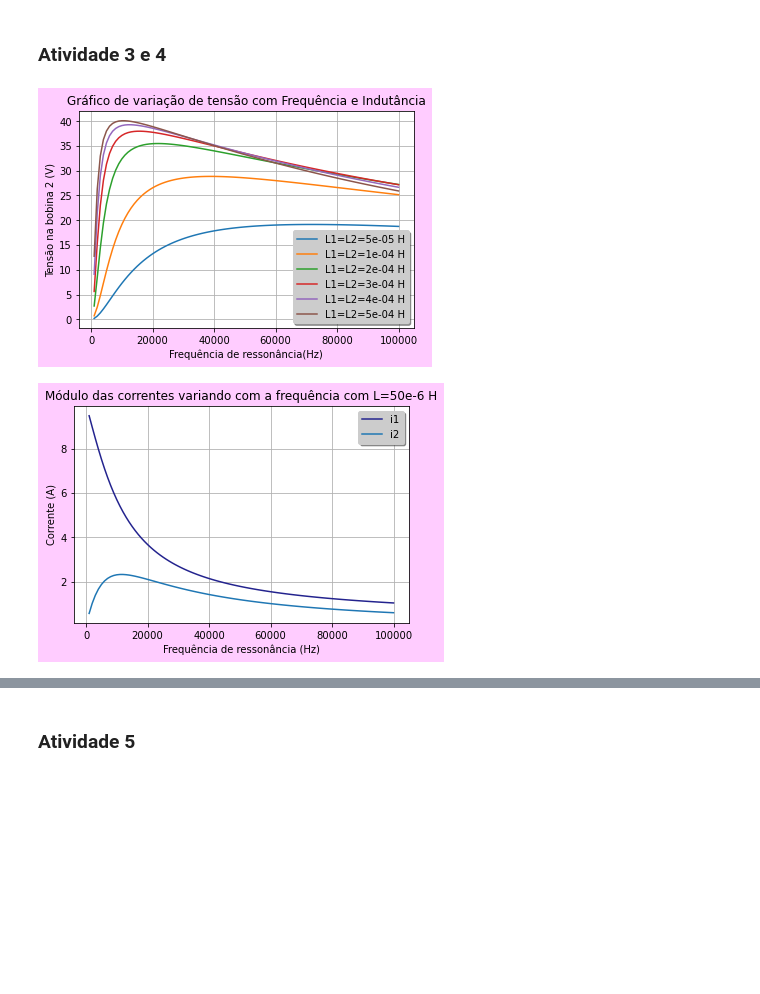
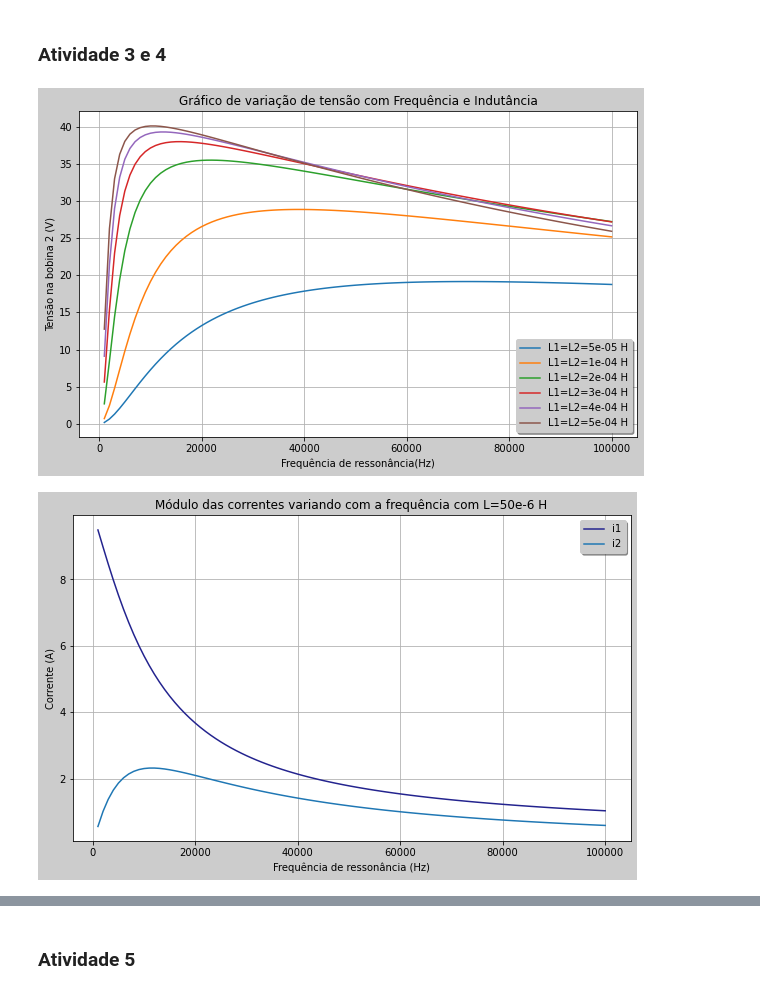
Before and after one commit to Tainapb/Projeto-WPT--Eletromagnetismo-e-Ondulatoria-, a Jupyter notebook: Oficial_WPT.ipynb, the cells around one changed output, grey strips where cells are left out. Drawn from its saved outputs; the diff is of its cells as text; code cells hidden in the pictures; blank space fills up the shorter version.

```diff
--- a/Oficial_WPT.ipynb
+++ b/Oficial_WPT.ipynb
@@ -83,7 +83,7 @@ lista_frequencias=np.linspace(1e3, 100e3, 100)
 
 lista_i1=[]
 lista_i2=[]
-plt.figure(facecolor="#FFCCFF")
+plt.figure(facecolor="#CCCCCC",figsize=(10,6))
 for L in list_indutancias:
     L1_2=L #Indutor no primário
     L2_2=L #Indutor no secundário
@@ -105,36 +105,36 @@ for L in list_indutancias:
         Vsaida=Resistencia_equivalente*i2  #tensão de saída no secundário
         lista_Ufs.append(abs(Vsaida)) #lista com os valores de tensão no secundário
         if L==50e-6:
             lista_i1.append(abs(i1))
             lista_i2.append(abs(i2))
 
     plt.plot(lista_frequencias,lista_Ufs, label="L1=L2=%.0e H" %L)
 
 
 
 
 plt.xlabel("Frequência de ressonância(Hz)")
 #ax=plt.axes()
 #ax.set_facecolor("#CDCDCD")
 plt.ylabel("Tensão na bobina 2 (V)")
 plt.title("Gráfico de variação de tensão com Frequência e Indutância")
 plt.legend(loc='lower right', facecolor="#CCCCCC",shadow=True)
 plt.grid()
 plt.show()
 
 
-plt.figure(facecolor="#FFCCFF")
+plt.figure(facecolor="#CCCCCC", figsize=(10,6))
 plt.plot(lista_frequencias, lista_i1, label='i1', color='#23238E')
 plt.plot(lista_frequencias, lista_i2, label='i2')
 plt.title("Módulo das correntes variando com a frequência com L=50e-6 H")
 plt.xlabel("Frequência de ressonância (Hz)")
 plt.ylabel("Corrente (A)")
 plt.legend(loc='upper right', facecolor="#CCCCCC",shadow=True)
 plt.grid(True)
 plt.show()
 # %% [output]
-[figure, old version]
+[figure, new version]
-[figure, old version]
+[figure, new version]
 # %%
 #considerando uma dada frequencia e indutancia fixas
 f=100e3 #Hz
```
Also changed, not shown: parts of 3 cells of this notebook.
